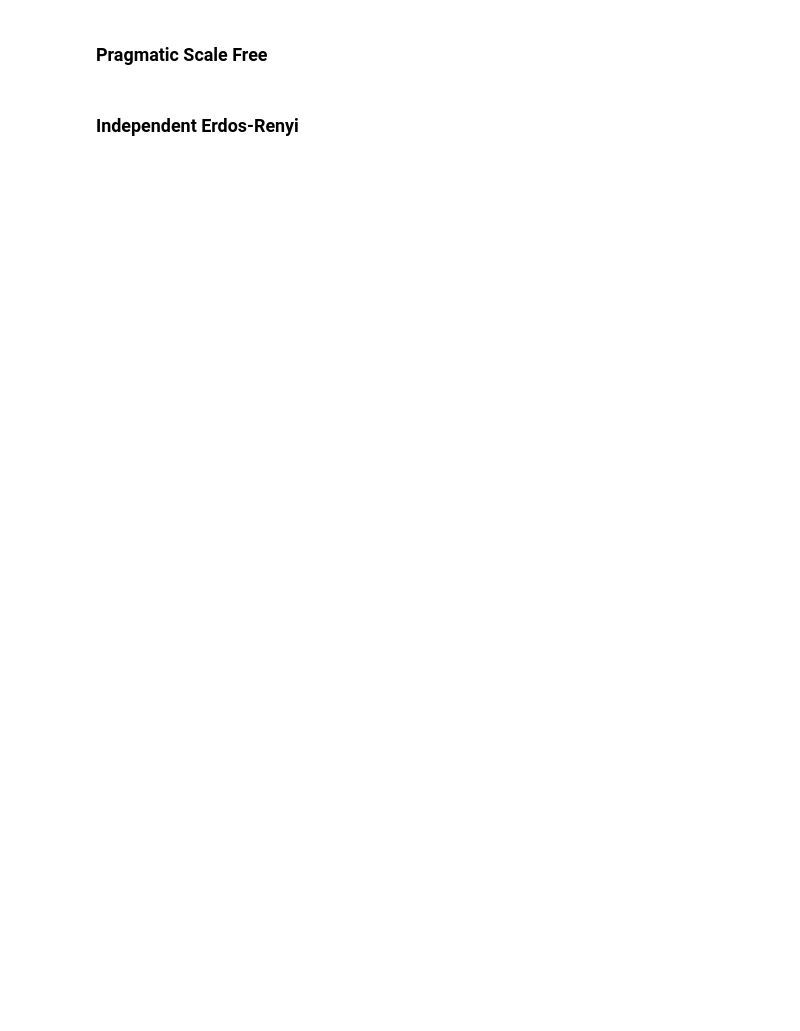
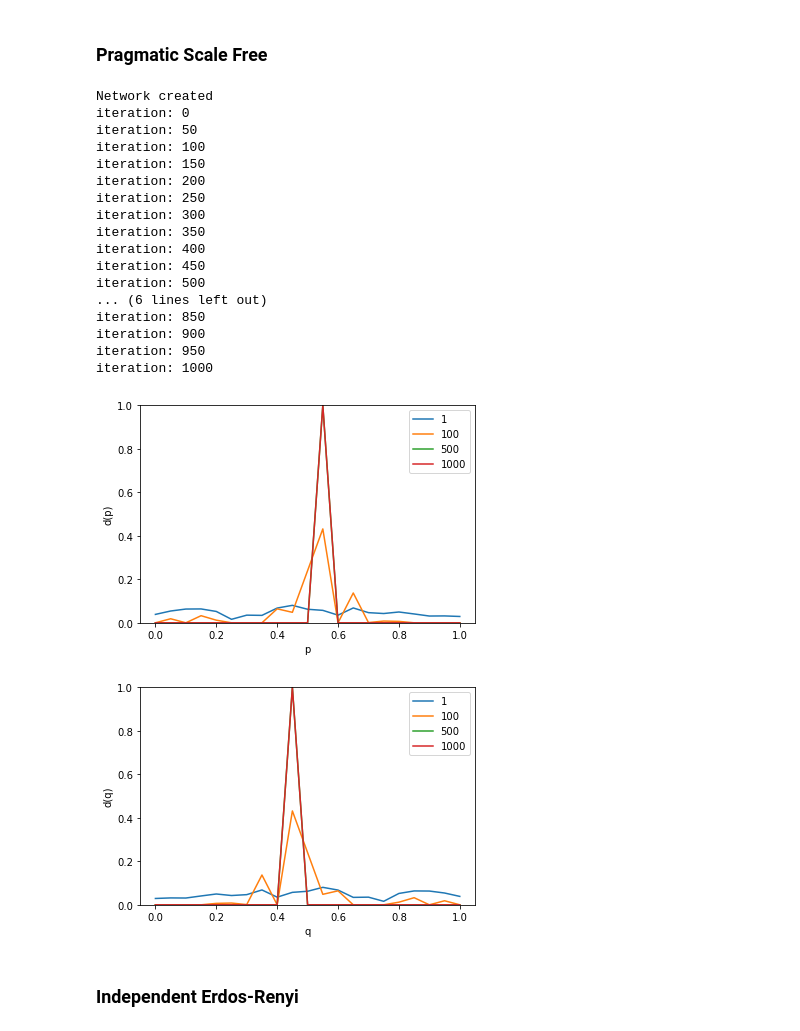
Before and after one commit to rufimelo99/UltimatumGame, a Jupyter notebook: UltimatumGame.ipynb, the cells around one changed output. Cells and saved outputs as stored; diff of their text form; code cells hidden in the pictures; blank space fills up the shorter version.

```diff
--- a/UltimatumGame.ipynb
+++ b/UltimatumGame.ipynb
@@ -415,7 +435,7 @@ plt.show()
 ### Pragmatic Scale Free
 # %%
 NPLAYERS =  500
-NITERATIONS = 10001
+NITERATIONS = 1001
 game = ultimatumGame(NPLAYERS, PlayerRole.PRAGMATIC, ScaleFree=True)
 
 #pValues
@@ -438,35 +458,55 @@ for iteration in range(NITERATIONS):
 plt.plot(bargainValues, np.array(list(offerDic[1].values()))/sum(np.array(list(offerDic[1].values()))) , label = "1" )
 plt.plot(bargainValues, np.array(list(offerDic[100].values()))/sum(np.array(list(offerDic[100].values()))) , label = "100" )
 plt.plot(bargainValues, np.array(list(offerDic[500].values()))/sum(np.array(list(offerDic[500].values()))) , label = "500" )
 plt.plot(bargainValues, np.array(list(offerDic[1000].values()))/sum(np.array(list(offerDic[1000].values()))) , label = "1000" )
-plt.plot(bargainValues, np.array(list(offerDic[10000].values()))/sum(np.array(list(offerDic[10000].values()))) , label = "10000" )
+#plt.plot(bargainValues, np.array(list(offerDic[10000].values()))/sum(np.array(list(offerDic[10000].values()))) , label = "10000" )
 
 # naming the x axis
 plt.xlabel('p')
 # naming the y axis
 plt.ylabel('d(p)')
 # show a legend on the plot
 plt.legend()
 plt.ylim(bottom=0)
 plt.ylim(top=1)
 plt.show()
 
 plt.plot(bargainValues, np.array(list(thresholdDic[1].values()))/sum(np.array(list(thresholdDic[1].values()))) , label = "1" )
 plt.plot(bargainValues, np.array(list(thresholdDic[100].values()))/sum(np.array(list(thresholdDic[100].values()))) , label = "100" )
 plt.plot(bargainValues, np.array(list(thresholdDic[500].values()))/sum(np.array(list(thresholdDic[500].values()))) , label = "500" )
 plt.plot(bargainValues, np.array(list(thresholdDic[1000].values()))/sum(np.array(list(thresholdDic[1000].values()))) , label = "1000" )
-plt.plot(bargainValues, np.array(list(thresholdDic[10000].values()))/sum(np.array(list(thresholdDic[10000].values()))) , label = "10000" )
+#plt.plot(bargainValues, np.array(list(thresholdDic[10000].values()))/sum(np.array(list(thresholdDic[10000].values()))) , label = "10000" )
 
 # naming the x axis
 # naming the x axis
 plt.xlabel('q')
 # naming the y axis
 plt.ylabel('d(q)')
 # show a legend on the plot
 plt.legend()
 plt.ylim(bottom=0)
 plt.ylim(top=1)
 plt.show()
+# %% [output]
+Network created
+iteration: 0
+iteration: 50
+iteration: 100
+iteration: 150
+iteration: 200
+iteration: 250
+iteration: 300
+iteration: 350
+iteration: 400
+iteration: 450
+iteration: 500
+... (6 lines left out)
+iteration: 850
+iteration: 900
+iteration: 950
+iteration: 1000
+[figure, added]
+[figure, added]
 # %% [markdown]
 ### Independent Erdos-Renyi
 # %%
```
Also changed, not shown: parts of 19 cells of this notebook.
